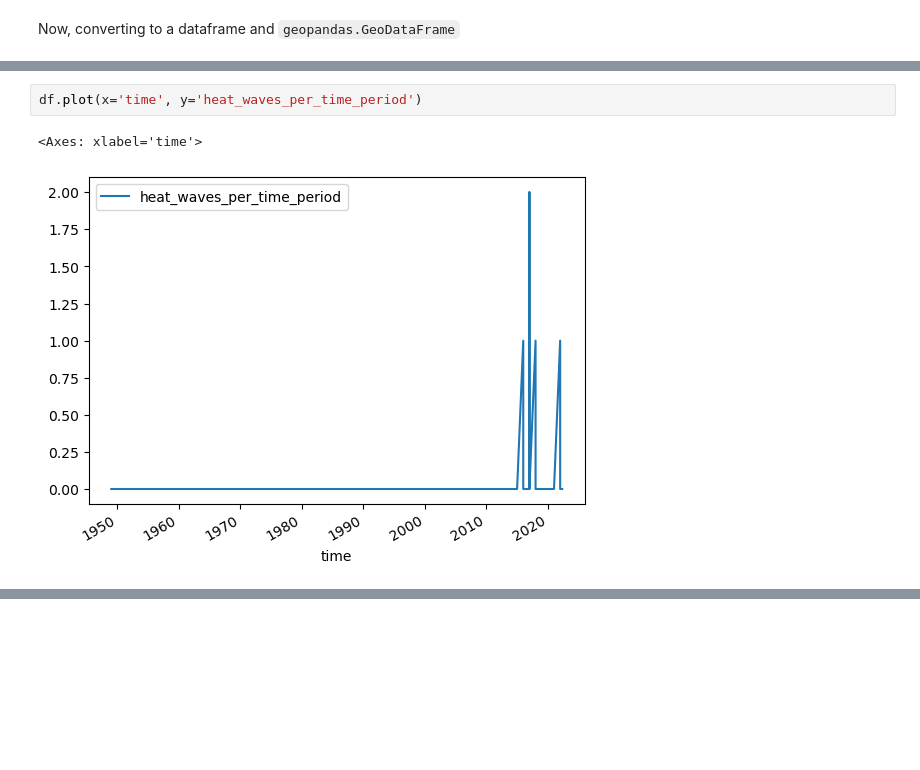
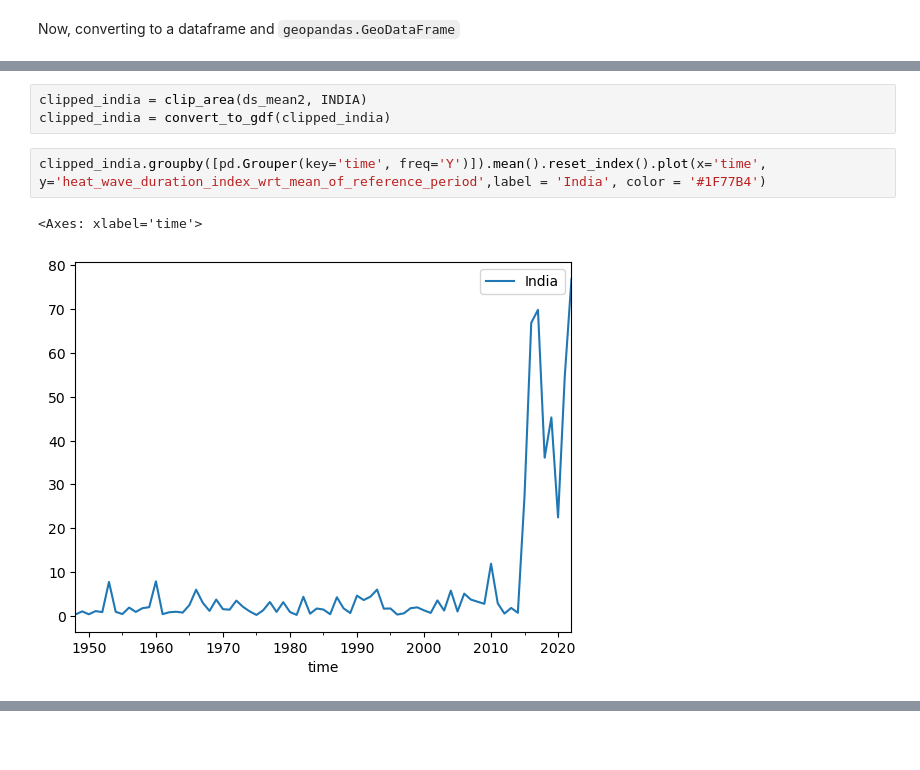
Before and after one commit to datapartnership/heatwaves, a Jupyter notebook: notebooks/measuring-heatwaves/calculate-heatwaves-incidence.ipynb, the cells around one changed output, grey strips where cells are left out. Drawn from its saved outputs; the diff is of its cells as text; blank space fills up the shorter version.

```diff
--- a/notebooks/measuring-heatwaves/calculate-heatwaves-incidence.ipynb
+++ b/notebooks/measuring-heatwaves/calculate-heatwaves-incidence.ipynb
@@ -223,5 +147,8 @@ gdf[gdf['time'].dt.year==2016].plot(column = 'heat_waves_per_time_period', ax=ax
-# %%
-df.plot(x='time', y='heat_waves_per_time_period')
-# %% [output]
-<Axes: xlabel='time'>
-[figure, removed]
+# %%
+clipped_india = clip_area(ds_mean2, INDIA)
+clipped_india = convert_to_gdf(clipped_india)
+# %%
+clipped_india.groupby([pd.Grouper(key='time', freq='Y')]).mean().reset_index().plot(x='time', y='heat_wave_duration_index_wrt_mean_of_reference_period',label = 'India', color = '#1F77B4')
+# %% [output]
+<Axes: xlabel='time'>
+[figure, added]
```
Also changed, not shown: parts of 37 cells of this notebook.
